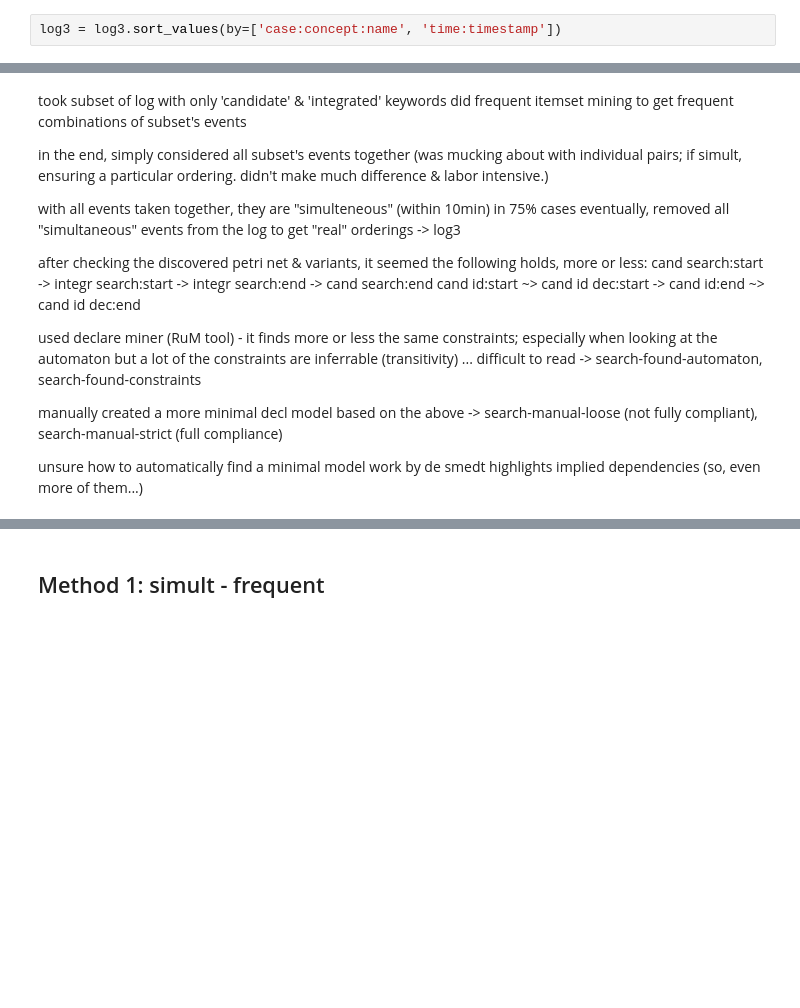
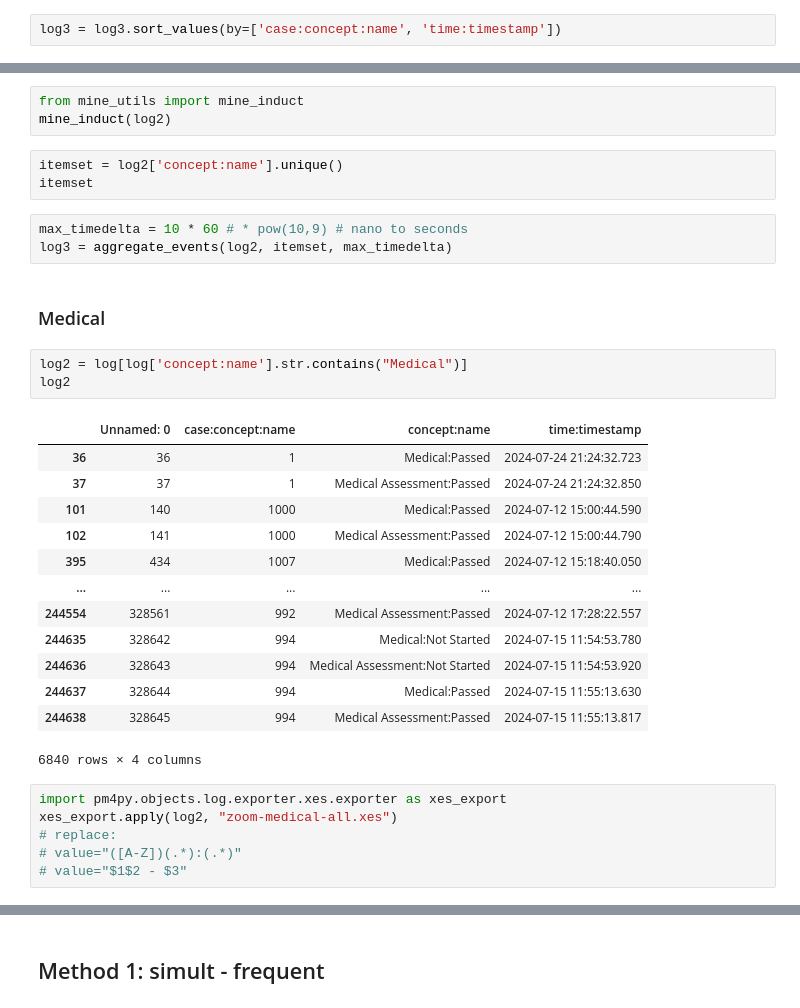
Before and after one commit to ProcessMining-uOttawa/ircc, a Jupyter notebook: ircc-simult.ipynb, the cells around one changed output, grey strips where cells are left out. Drawn from its saved outputs; the diff is of its cells as text; blank space fills up the shorter version.

Commit message:
looking at more subsets

```diff
--- a/ircc-simult.ipynb
+++ b/ircc-simult.ipynb
@@ -200,24 +179,34 @@ xes_export.apply(log3, "tmp.xes")
-# %% [markdown]
-took subset of log with only 'candidate' & 'integrated' keywords
-did frequent itemset mining to get frequent combinations of subset's events
-
-in the end, simply considered all subset's events together
-(was mucking about with individual pairs; if simult, ensuring a particular ordering. didn't make much difference & labor intensive.)
-
-with all events taken together, they are "simulteneous" (within 10min) in 75% cases
-eventually, removed all "simultaneous" events from the log to get "real" orderings
--> log3
-
-after checking the discovered petri net & variants, it seemed the following holds, more or less:
-cand search:start -> integr search:start -> integr search:end -> cand search:end
- 										    cand id:start ~> cand id dec:start -> cand id:end ~> cand id dec:end
-
-used declare miner (RuM tool) - it finds more or less the same constraints; especially when looking at the automaton
-but a lot of the constraints are inferrable (transitivity) ... difficult to read
--> search-found-automaton, search-found-constraints
-
-manually created a more minimal decl model based on the above
--> search-manual-loose (not fully compliant), search-manual-strict (full compliance)
-
-unsure how to automatically find a minimal model
-work by de smedt highlights implied dependencies (so, even more of them...)
+# %%
+from mine_utils import mine_induct
+mine_induct(log2)
+# %%
+itemset = log2['concept:name'].unique()
+itemset
+# %%
+max_timedelta = 10 * 60 # * pow(10,9) # nano to seconds
+log3 = aggregate_events(log2, itemset, max_timedelta)
+# %% [markdown]
+### Medical
+# %%
+log2 = log[log['concept:name'].str.contains("Medical")]
+log2
+# %% [output]
+|  | Unnamed: 0 | case:concept:name | concept:name | time:timestamp |
+| 36 | 36 | 1 | Medical:Passed | 2024-07-24 21:24:32.723 |
+| 37 | 37 | 1 | Medical Assessment:Passed | 2024-07-24 21:24:32.850 |
+| 101 | 140 | 1000 | Medical:Passed | 2024-07-12 15:00:44.590 |
+| 102 | 141 | 1000 | Medical Assessment:Passed | 2024-07-12 15:00:44.790 |
+| 395 | 434 | 1007 | Medical:Passed | 2024-07-12 15:18:40.050 |
+| ... | ... | ... | ... | ... |
+| 244554 | 328561 | 992 | Medical Assessment:Passed | 2024-07-12 17:28:22.557 |
+| 244635 | 328642 | 994 | Medical:Not Started | 2024-07-15 11:54:53.780 |
+| 244636 | 328643 | 994 | Medical Assessment:Not Started | 2024-07-15 11:54:53.920 |
+| 244637 | 328644 | 994 | Medical:Passed | 2024-07-15 11:55:13.630 |
+| 244638 | 328645 | 994 | Medical Assessment:Passed | 2024-07-15 11:55:13.817 |
+6840 rows × 4 columns
+# %%
+import pm4py.objects.log.exporter.xes.exporter as xes_export
+xes_export.apply(log2, "zoom-medical-all.xes")
+# replace:
+# value="([A-Z])(.*):(.*)"
+# value="$1$2 - $3"
```
Also changed, not shown: parts of 33 cells of this notebook, 26 other files.
